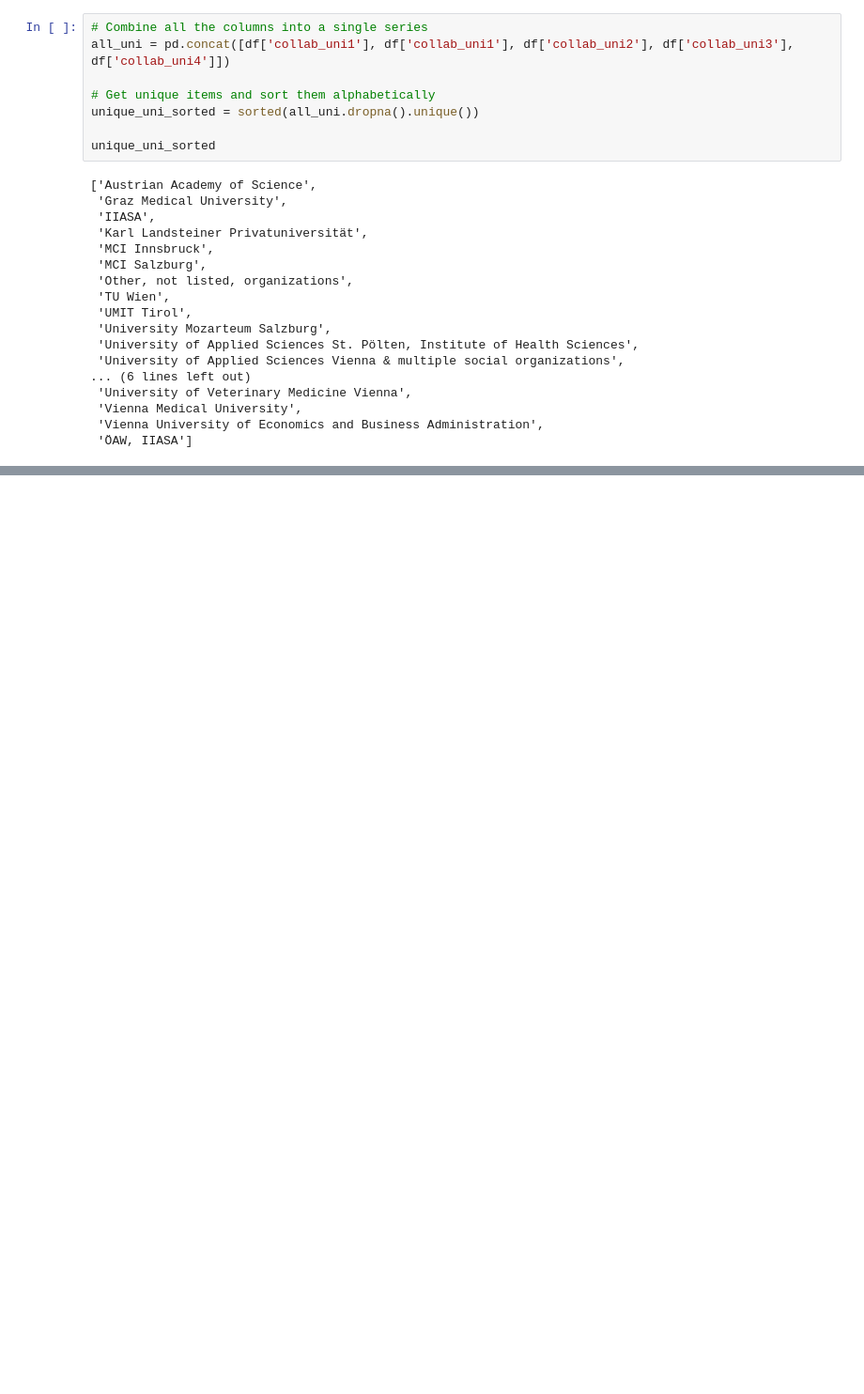
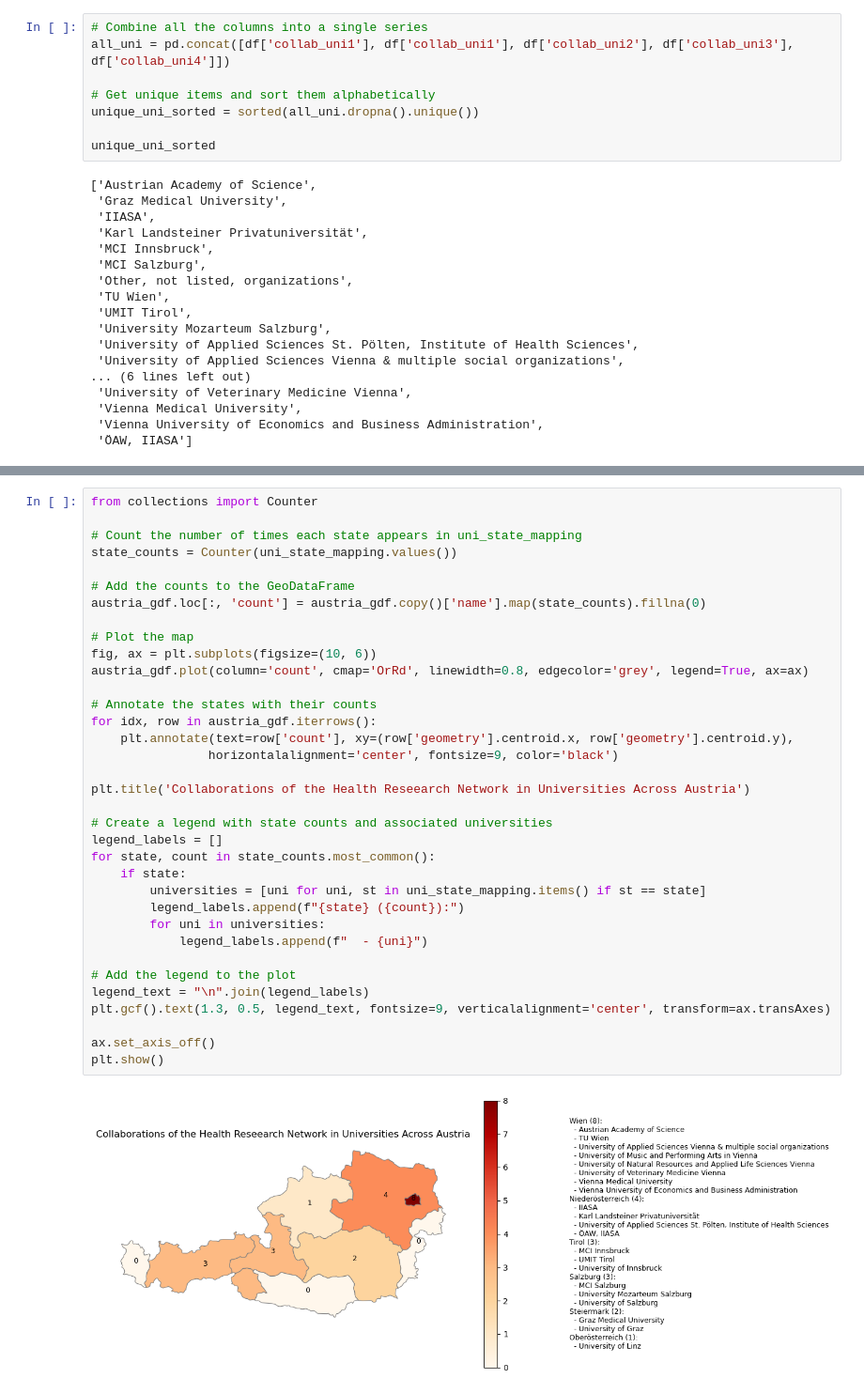
Before and after one commit to lakhi/health_in_society_research_network, a Jupyter notebook: notebooks/maps.ipynb, the cells around one changed output, grey strips where cells are left out. Shown at 94% size. Drawn from its saved outputs; the diff is of its cells as text; blank space fills up the shorter version.

```diff
--- a/notebooks/maps.ipynb
+++ b/notebooks/maps.ipynb
@@ -87,0 +159,37 @@ plt.show()
+# %%
+from collections import Counter
+
+# Count the number of times each state appears in uni_state_mapping
+state_counts = Counter(uni_state_mapping.values())
+
+# Add the counts to the GeoDataFrame
+austria_gdf.loc[:, 'count'] = austria_gdf.copy()['name'].map(state_counts).fillna(0)
+
+# Plot the map
+fig, ax = plt.subplots(figsize=(10, 6))
+austria_gdf.plot(column='count', cmap='OrRd', linewidth=0.8, edgecolor='grey', legend=True, ax=ax)
+
+# Annotate the states with their counts
+for idx, row in austria_gdf.iterrows():
+    plt.annotate(text=row['count'], xy=(row['geometry'].centroid.x, row['geometry'].centroid.y),
+                horizontalalignment='center', fontsize=9, color='black')
+
+plt.title('Collaborations of the Health Reseearch Network in Universities Across Austria')
+
+# Create a legend with state counts and associated universities
+legend_labels = []
+for state, count in state_counts.most_common():
+    if state:
+        universities = [uni for uni, st in uni_state_mapping.items() if st == state]
+        legend_labels.append(f"{state} ({count}):")
+        for uni in universities:
+            legend_labels.append(f"  - {uni}")
+
+# Add the legend to the plot
+legend_text = "\n".join(legend_labels)
+plt.gcf().text(1.3, 0.5, legend_text, fontsize=9, verticalalignment='center', transform=ax.transAxes)
+
+ax.set_axis_off()
+plt.show()
+# %% [output]
+[figure, added]
```
Also changed, not shown: parts of 4 cells of this notebook, 2 other files.
